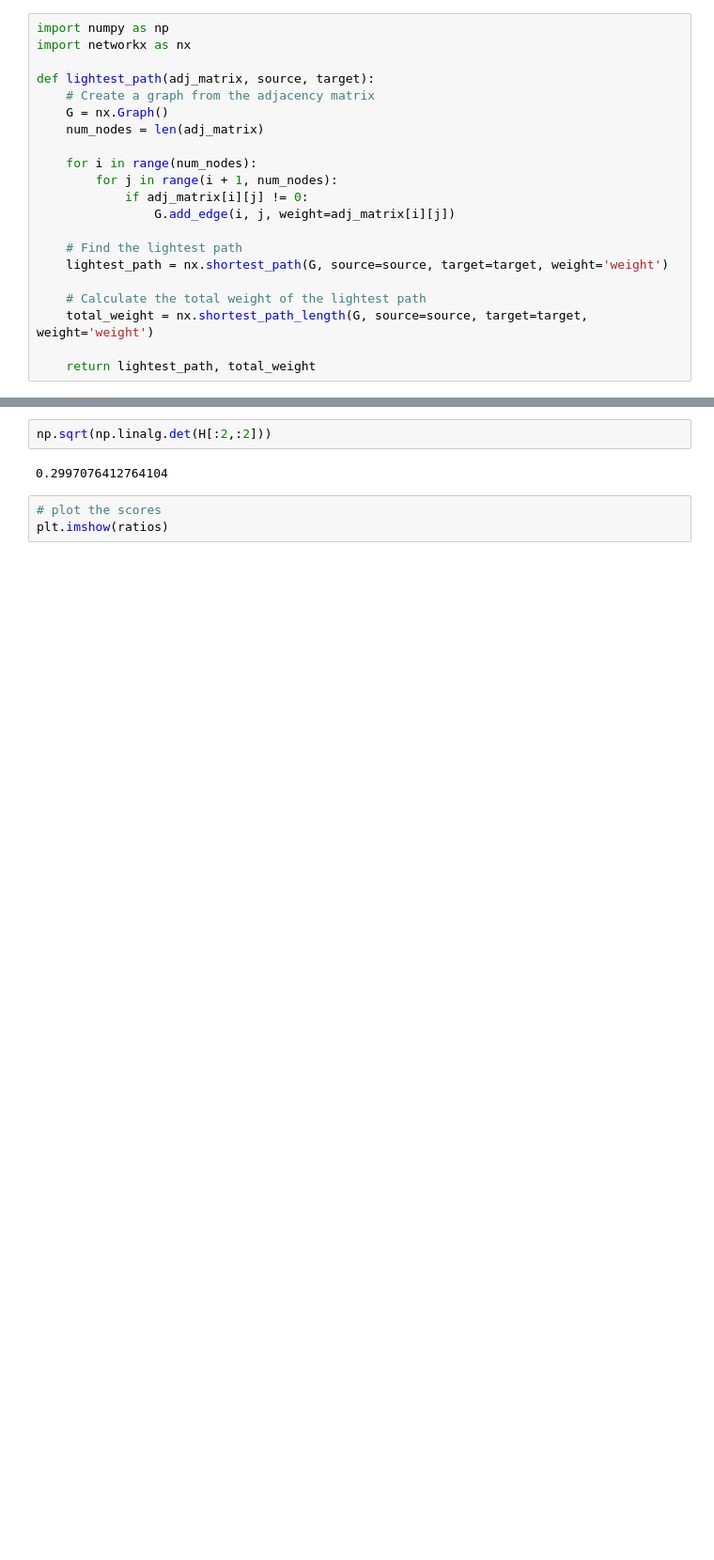
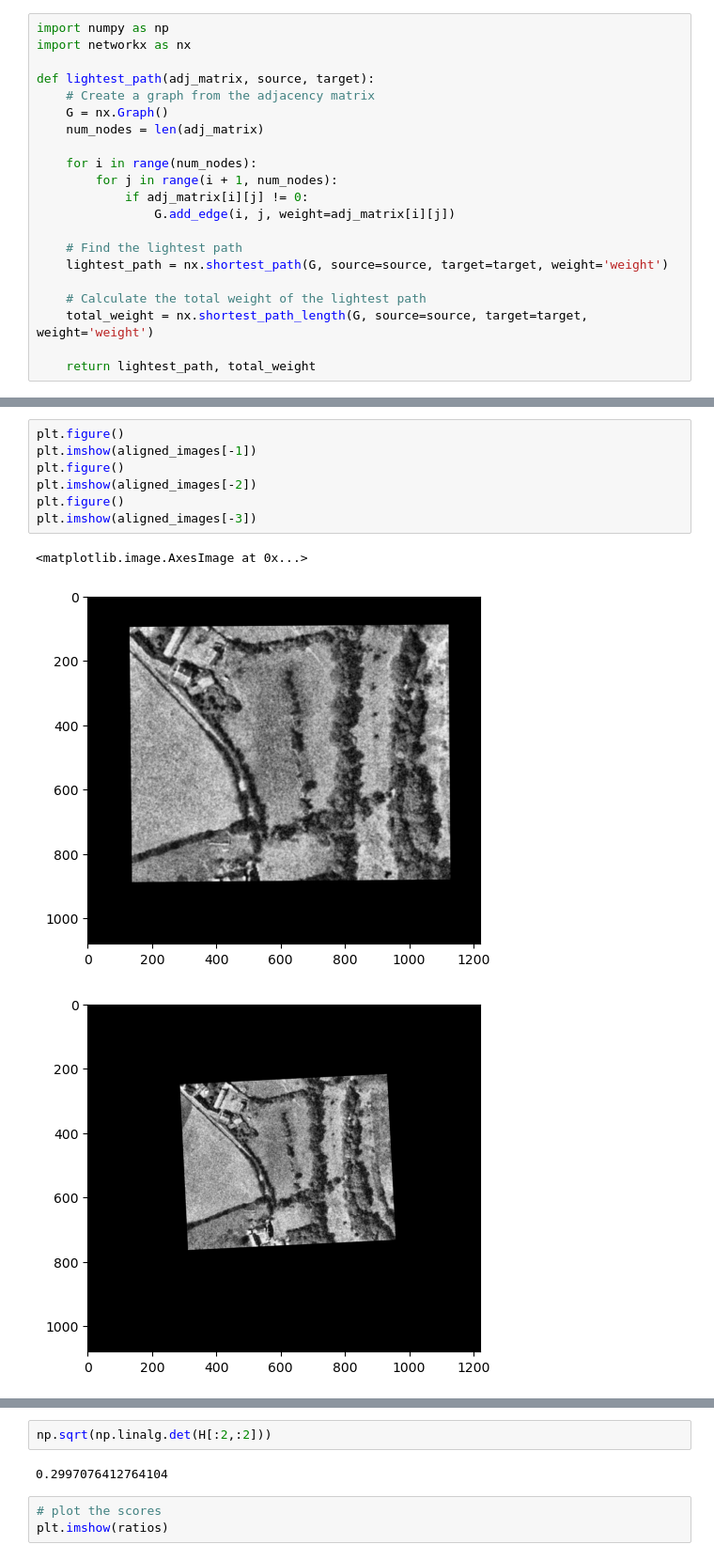
Before and after one commit to aslyansky-m/imcompare, a Jupyter notebook: test_panorama.ipynb, the cells around one changed output, grey strips where cells are left out. Shown at 94% size. Cells and saved outputs as stored; diff of their text form; blank space fills up the shorter version.

```diff
--- a/test_panorama.ipynb
+++ b/test_panorama.ipynb
@@ -307,0 +252,11 @@ plt.show()
+# %%
+plt.figure()
+plt.imshow(aligned_images[-1])
+plt.figure()
+plt.imshow(aligned_images[-2])
+plt.figure()
+plt.imshow(aligned_images[-3])
+# %% [output]
+<matplotlib.image.AxesImage at 0x...>
+[figure, added]
+[figure, added]
```
Also changed, not shown: parts of 4 cells of this notebook, 2 other files.
